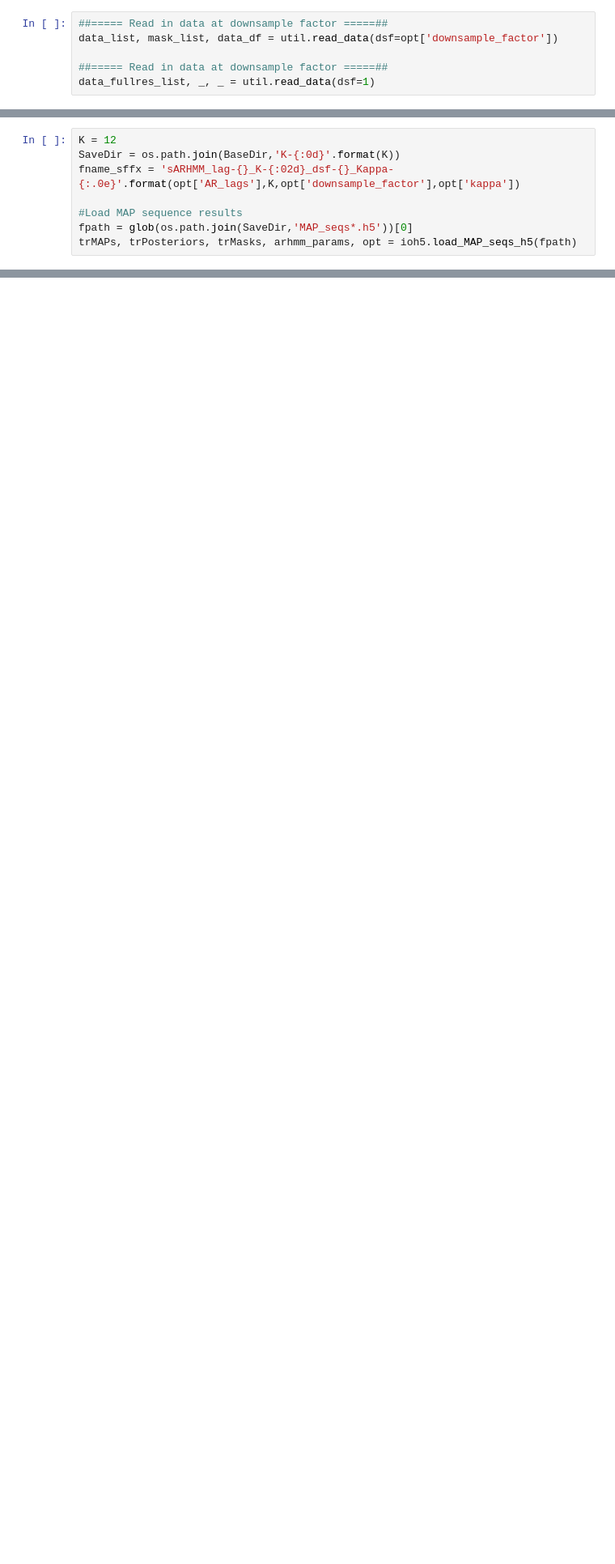
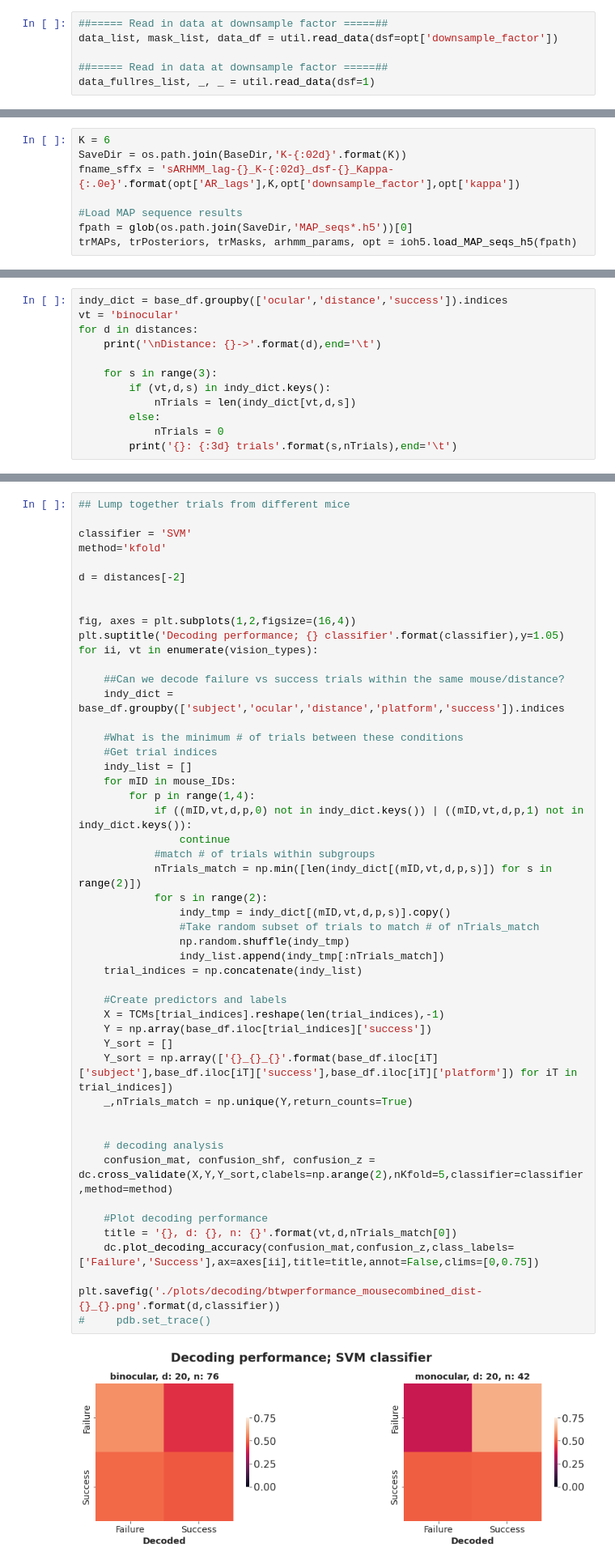
Before and after one commit to davidgwyrick/jumping_behavior, a Jupyter notebook: decoding.ipynb, the cells around one changed output, grey strips where cells are left out. Shown at 81% size. Drawn from its saved outputs; the diff is of its cells as text; blank space fills up the shorter version.

```diff
--- a/decoding.ipynb
+++ b/decoding.ipynb
@@ -79,6 +168,6 @@ data_df.head()
 # %%
-K = 12
-SaveDir = os.path.join(BaseDir,'K-{:0d}'.format(K))
+K = 6
+SaveDir = os.path.join(BaseDir,'K-{:02d}'.format(K))
 fname_sffx = 'sARHMM_lag-{}_K-{:02d}_dsf-{}_Kappa-{:.0e}'.format(opt['AR_lags'],K,opt['downsample_factor'],opt['kappa'])
 
 #Load MAP sequence results
@@ -228,0 +357,12 @@ dc.plot_decoding_accuracy(confusion_mat,confusion_z,class_labels=['Failure','Suc
+# %%
+indy_dict = base_df.groupby(['ocular','distance','success']).indices
+vt = 'binocular'
+for d in distances:
+    print('\nDistance: {}->'.format(d),end='\t')
+
+    for s in range(3):
+        if (vt,d,s) in indy_dict.keys():
+            nTrials = len(indy_dict[vt,d,s])
+        else:
+            nTrials = 0
+        print('{}: {:3d} trials'.format(s,nTrials),end='\t')
@@ -228,0 +382,51 @@ dc.plot_decoding_accuracy(confusion_mat,confusion_z,class_labels=['Failure','Suc
+# %%
+## Lump together trials from different mice
+
+classifier = 'SVM'
+method='kfold'
+
+d = distances[-2]
+
+
+fig, axes = plt.subplots(1,2,figsize=(16,4))
+plt.suptitle('Decoding performance; {} classifier'.format(classifier),y=1.05)
+for ii, vt in enumerate(vision_types):
+
+    ##Can we decode failure vs success trials within the same mouse/distance?
+    indy_dict = base_df.groupby(['subject','ocular','distance','platform','success']).indices
+
+    #What is the minimum # of trials between these conditions
+    #Get trial indices
+    indy_list = []
+    for mID in mouse_IDs:
+        for p in range(1,4):
+            if ((mID,vt,d,p,0) not in indy_dict.keys()) | ((mID,vt,d,p,1) not in indy_dict.keys()):
+                continue
+            #match # of trials within subgroups
+            nTrials_match = np.min([len(indy_dict[(mID,vt,d,p,s)]) for s in range(2)])
+            for s in range(2):
+                indy_tmp = indy_dict[(mID,vt,d,p,s)].copy()
+                #Take random subset of trials to match # of nTrials_match
+                np.random.shuffle(indy_tmp)
+                indy_list.append(indy_tmp[:nTrials_match])
+    trial_indices = np.concatenate(indy_list)
+
+    #Create predictors and labels
+    X = TCMs[trial_indices].reshape(len(trial_indices),-1)
+    Y = np.array(base_df.iloc[trial_indices]['success'])
+    Y_sort = []
+    Y_sort = np.array(['{}_{}_{}'.format(base_df.iloc[iT]['subject'],base_df.iloc[iT]['success'],base_df.iloc[iT]['platform']) for iT in trial_indices])
+    _,nTrials_match = np.unique(Y,return_counts=True)
+
+
+    # decoding analysis
+    confusion_mat, confusion_shf, confusion_z = dc.cross_validate(X,Y,Y_sort,clabels=np.arange(2),nKfold=5,classifier=classifier,method=method)
+
+    #Plot decoding performance
+    title = '{}, d: {}, n: {}'.format(vt,d,nTrials_match[0])
+    dc.plot_decoding_accuracy(confusion_mat,confusion_z,class_labels=['Failure','Success'],ax=axes[ii],title=title,annot=False,clims=[0,0.75])
+
+plt.savefig('./plots/decoding/btwperformance_mousecombined_dist-{}_{}.png'.format(d,classifier))
+#     pdb.set_trace()
+# %% [output]
+[figure, added]
```
Also changed, not shown: parts of 55 cells of this notebook, 7 other files.
